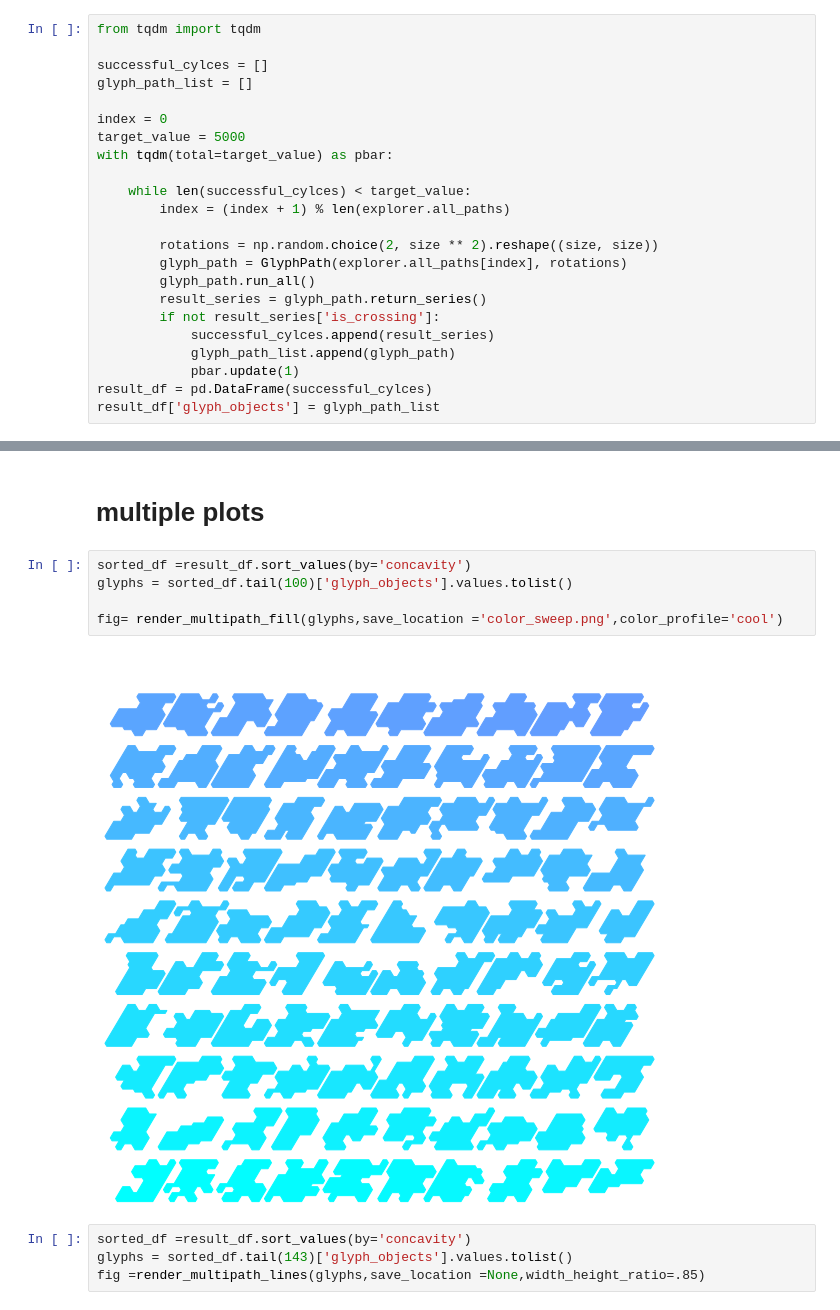
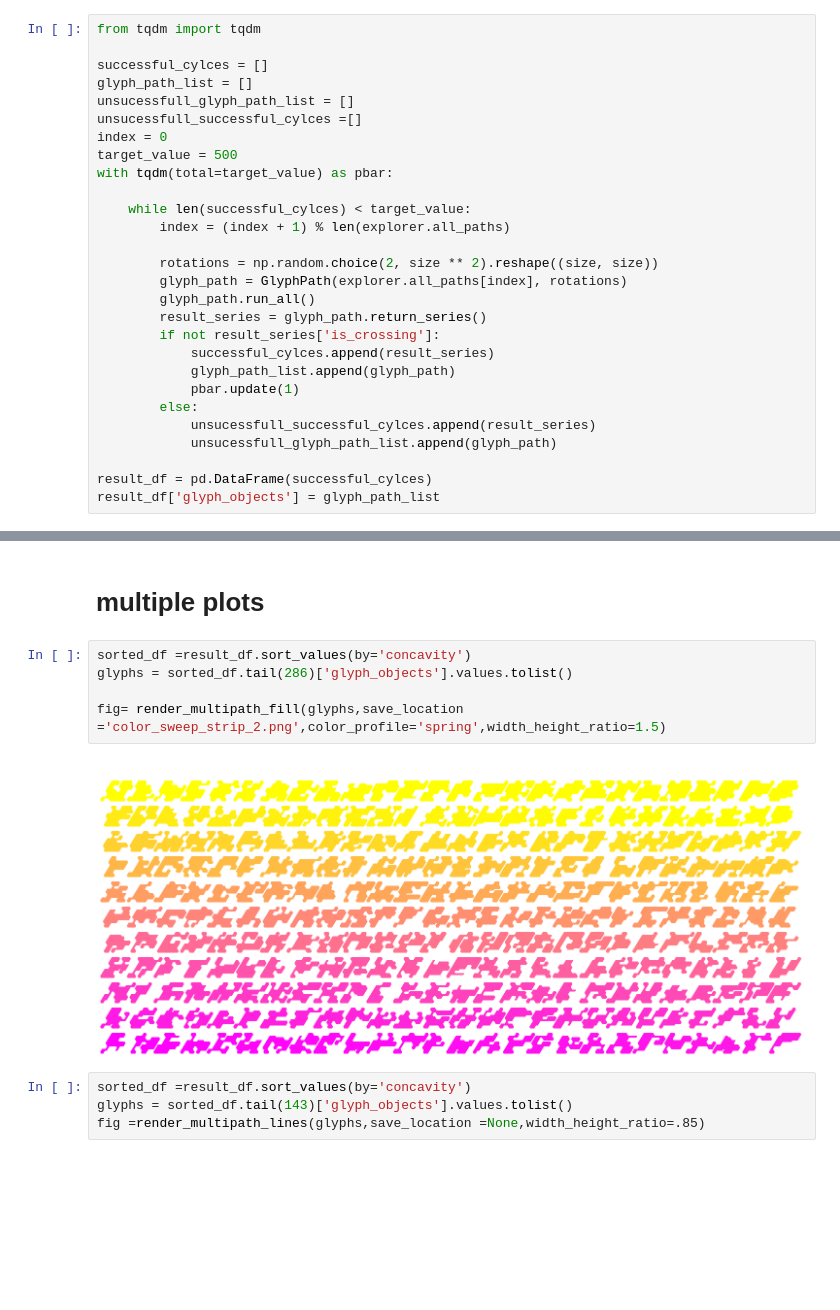
Before and after one commit to NicholasARossi/generative_artforms, a Jupyter notebook: notebooks/glyph_notebooks/glyph_demo.ipynb, the cells around one changed output, grey strips where cells are left out. Cells and saved outputs as stored; diff of their text form; blank space fills up the shorter version.

```diff
--- a/notebooks/glyph_notebooks/glyph_demo.ipynb
+++ b/notebooks/glyph_notebooks/glyph_demo.ipynb
@@ -82,9 +85,10 @@ from tqdm import tqdm
 
 successful_cylces = []
 glyph_path_list = []
-
+unsucessfull_glyph_path_list = []
+unsucessfull_successful_cylces =[]
 index = 0
-target_value = 5000
+target_value = 500
 with tqdm(total=target_value) as pbar:
 
     while len(successful_cylces) < target_value:
@@ -98,5 +102,9 @@ with tqdm(total=target_value) as pbar:
             successful_cylces.append(result_series)
             glyph_path_list.append(glyph_path)
             pbar.update(1)
+        else:
+            unsucessfull_successful_cylces.append(result_series)
+            unsucessfull_glyph_path_list.append(glyph_path)
+
 result_df = pd.DataFrame(successful_cylces)
 result_df['glyph_objects'] = glyph_path_list
@@ -142,11 +157,11 @@ highest distance
 # multiple plots
 # %%
 sorted_df =result_df.sort_values(by='concavity')
-glyphs = sorted_df.tail(100)['glyph_objects'].values.tolist()
+glyphs = sorted_df.tail(286)['glyph_objects'].values.tolist()
 
-fig= render_multipath_fill(glyphs,save_location ='color_sweep.png',color_profile='cool')
+fig= render_multipath_fill(glyphs,save_location ='color_sweep_strip_2.png',color_profile='spring',width_height_ratio=1.5)
 # %% [output]
-[figure, old version]
+[figure, new version]
 # %%
 sorted_df =result_df.sort_values(by='concavity')
 glyphs = sorted_df.tail(143)['glyph_objects'].values.tolist()
```
Also changed, not shown: parts of 21 cells of this notebook.
